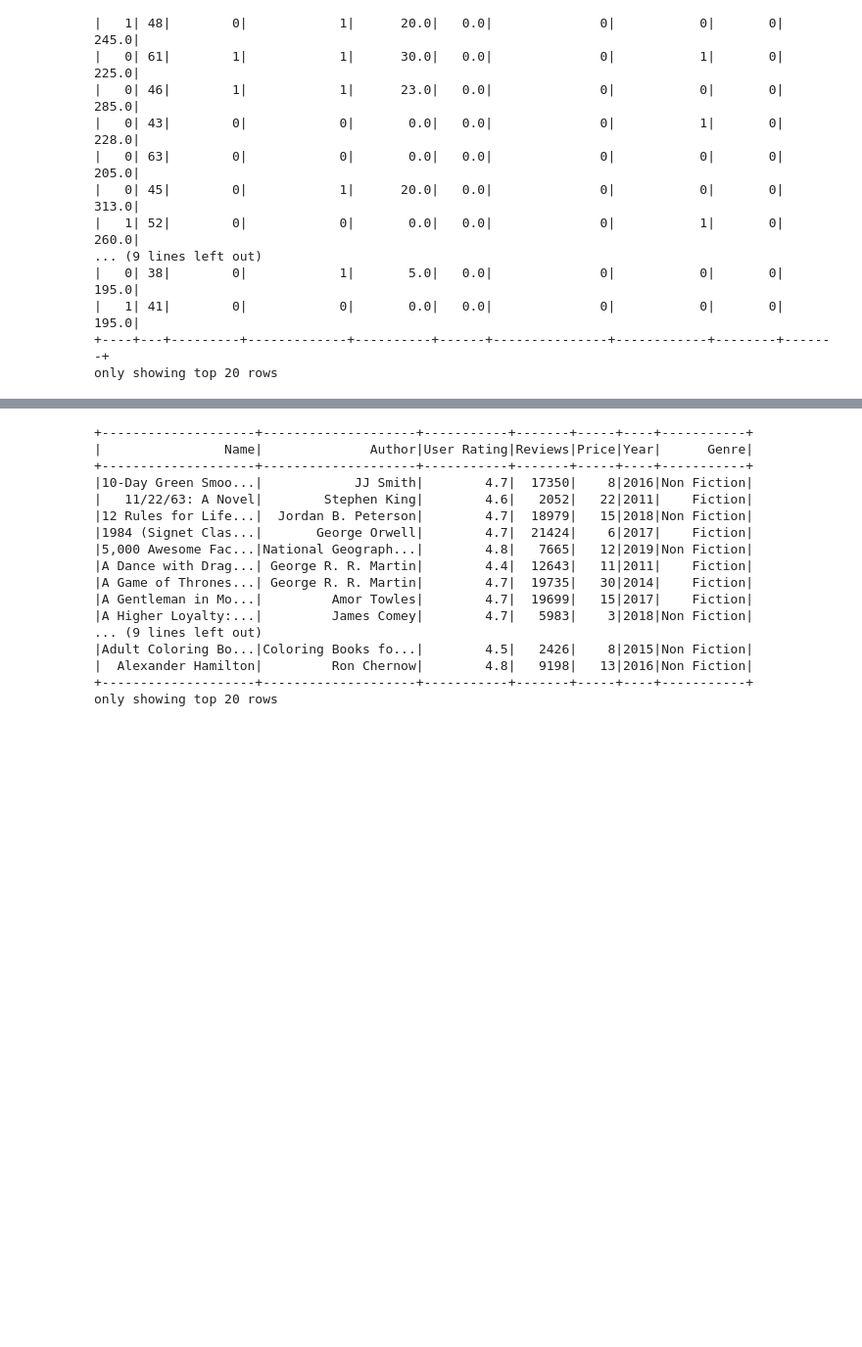
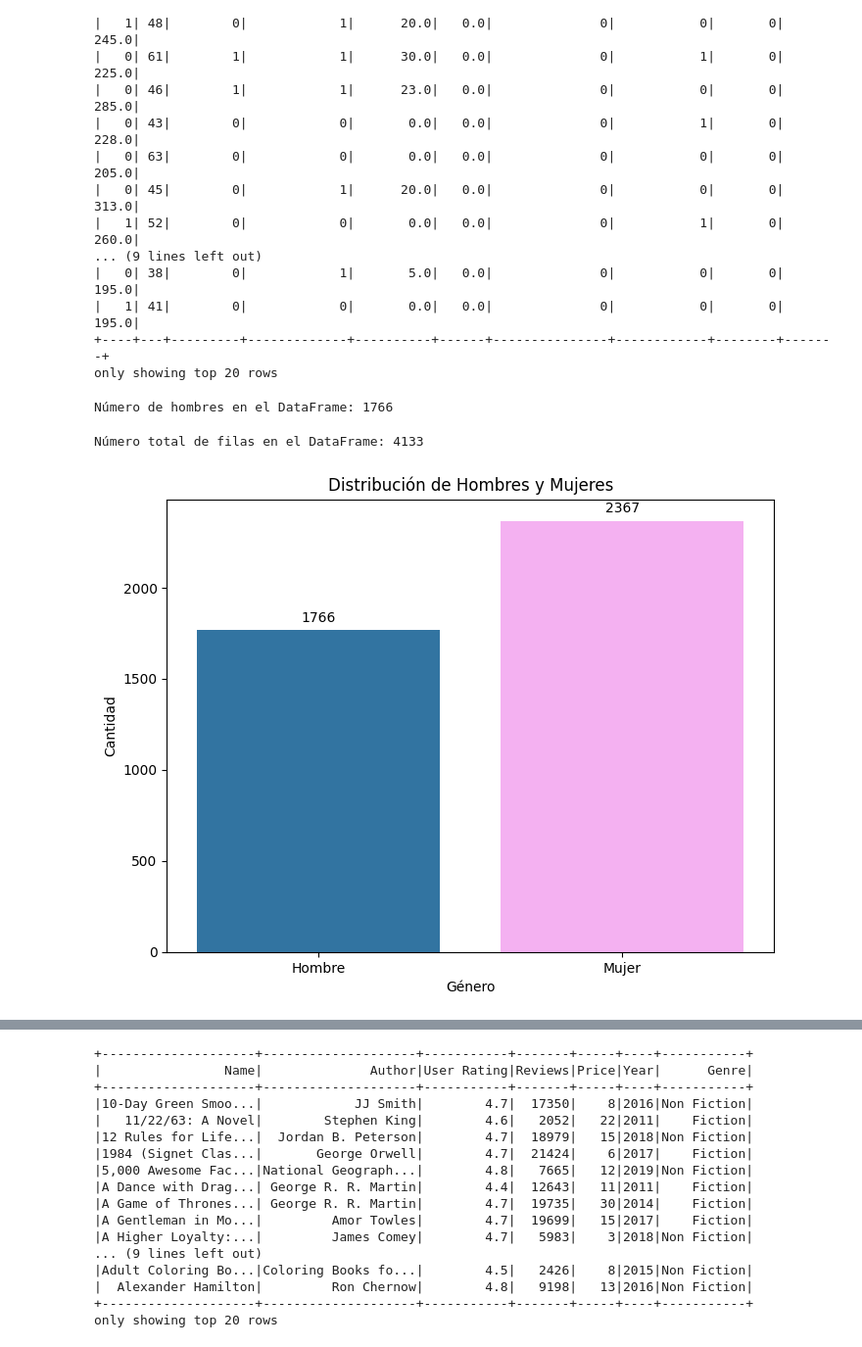
Before and after one commit to JacobeJonathan/python---pyspark-with-SQL, a Jupyter notebook: consultas_sql.ipynb, the cells around one changed output, grey strips where cells are left out. Shown at 98% size. Cells and saved outputs as stored; diff of their text form; code cells hidden in the pictures; blank space fills up the shorter version.

```diff
--- a/consultas_sql.ipynb
+++ b/consultas_sql.ipynb
@@ -55,3 +53,10 @@ df.select(cols[:10]).show()
 |   1| 41|        0|            0|       0.0|   0.0|              0|           0|       0|  195.0|
 +----+---+---------+-------------+----------+------+---------------+------------+--------+-------+
 only showing top 20 rows
+# %%
+# Contar el número de filas donde la columna 'male' es 1
+conteo_hombres = df.filter(col("male") == 1).count()
+
+print(f"Número de hombres en el DataFrame: {conteo_hombres}")
+# %% [output]
+Número de hombres en el DataFrame: 1766
@@ -58,3 +68,44 @@ only showing top 20 rows
+# %%
+# Contar el número total de filas en el DataFrame para verificar la suma de hombres y mujeres
+conteo_total_filas = df.count()
+
+print(f"Número total de filas en el DataFrame: {conteo_total_filas}")
+# %% [output]
+Número total de filas en el DataFrame: 4133
+# %%
+import matplotlib.pyplot as plt
+import seaborn as sns
+
+# Contar la ocurrencia de 0s y 1s en la columna 'male'
+gender_counts = df.groupBy("male").count()
+
+# Convertir a Pandas DataFrame para visualización
+gender_counts_pd = gender_counts.toPandas()
+
+# Mapear los valores numéricos a etiquetas para la gráfica
+gender_counts_pd['gender_label'] = gender_counts_pd['male'].replace({1: 'Hombre', 0: 'Mujer'})
+
+# Crear la gráfica de barras
+plt.figure(figsize=(8, 6))
+# Cambiamos la paleta de colores aquí. Puedes probar otras como 'pastel', 'dark', 'bright', 'deep', 'muted', 'colorblind', o una lista de colores personalizada.
+# Se ha actualizado la llamada a sns.barplot para incluir `hue='gender_label'` y `legend=False` para evitar un FutureWarning.
+ax = sns.barplot(x='gender_label', y='count', data=gender_counts_pd, hue='gender_label', palette=['#1f77b4', '#FFA6FB'], legend=False) # Ejemplo con colores personalizados azul y naranja
+
+# Añadir las etiquetas de valor encima de cada barra
+for p in ax.patches:
+    ax.annotate(f'{int(p.get_height())}',
+                (p.get_x() + p.get_width() / 2., p.get_height()),
+                ha='center', va='center',
+                xytext=(0, 9),
+                textcoords='offset points')
+
+plt.title('Distribución de Hombres y Mujeres')
+plt.xlabel('Género')
+plt.ylabel('Cantidad')
+plt.xticks(rotation=0)
+plt.show()
+# %% [output]
+[figure, added]
 # %%
 from google.colab import files
 import os
```
Also changed, not shown: parts of 7 cells of this notebook.
